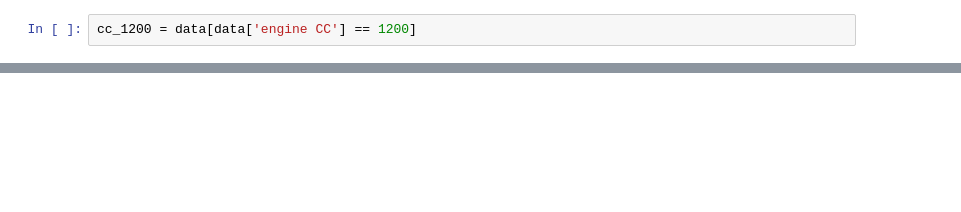
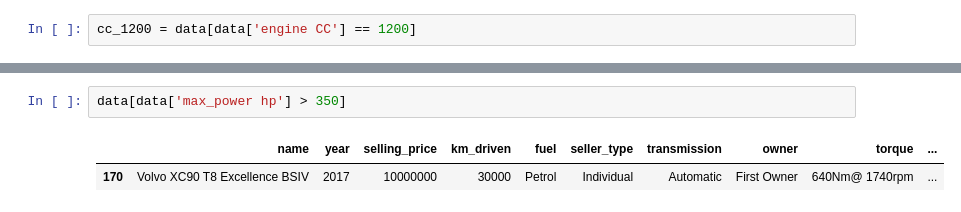
Before and after one commit to umais2005/Vehicle-Analysis, a Jupyter notebook: Vehicle EDA.ipynb, the cells around one changed output, grey strips where cells are left out. Drawn from its saved outputs; the diff is of its cells as text; blank space fills up the shorter version.

```diff
--- a/Vehicle EDA.ipynb
+++ b/Vehicle EDA.ipynb
@@ -192,0 +189,5 @@ sns.heatmap(data[['engine CC','max_power hp','mileage Km/L']].corr())
+# %%
+data[data['max_power hp'] > 350]
+# %% [output]
+|  | name | year | selling_price | km_driven | fuel | seller_type | transmission | owner | torque | ... |
+| 170 | Volvo XC90 T8 Excellence BSIV | 2017 | 10000000 | 30000 | Petrol | Individual | Automatic | First Owner | 640Nm@ 1740rpm | ... |
```
Also changed, not shown: parts of 16 cells of this notebook.
